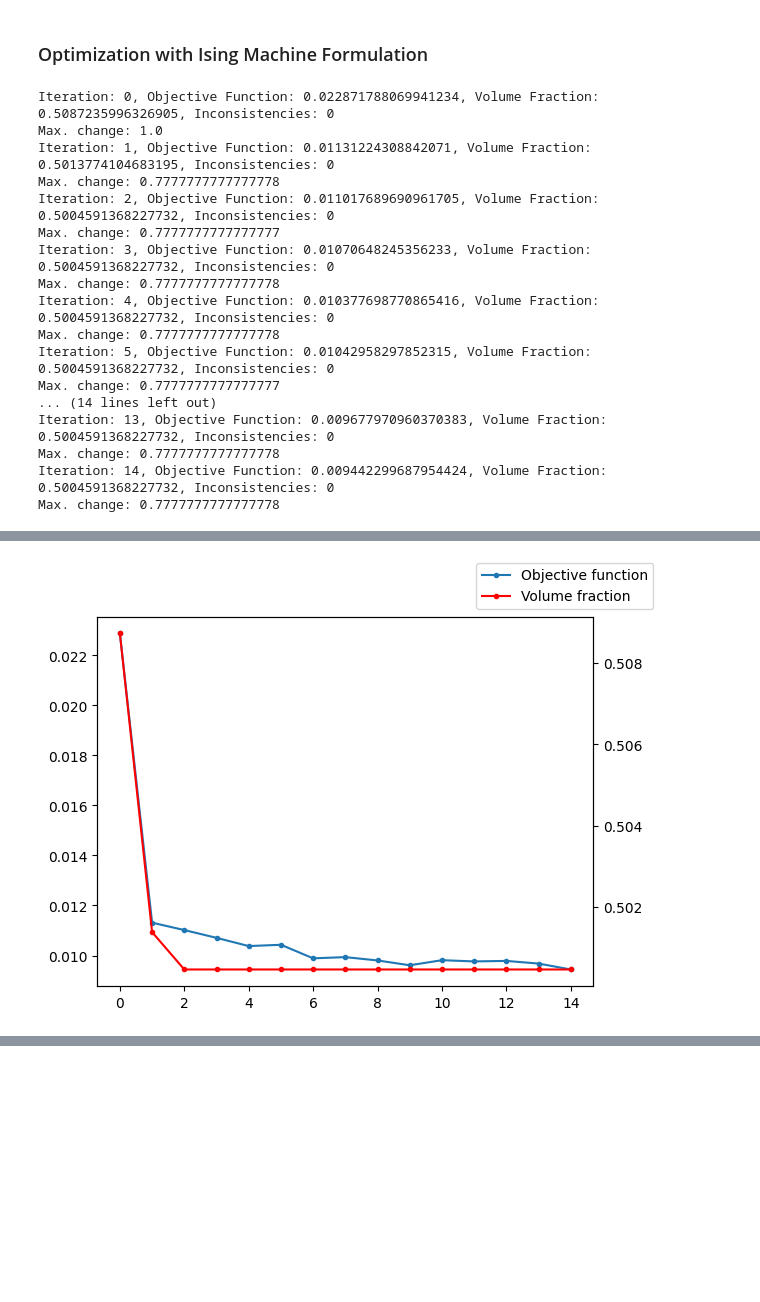
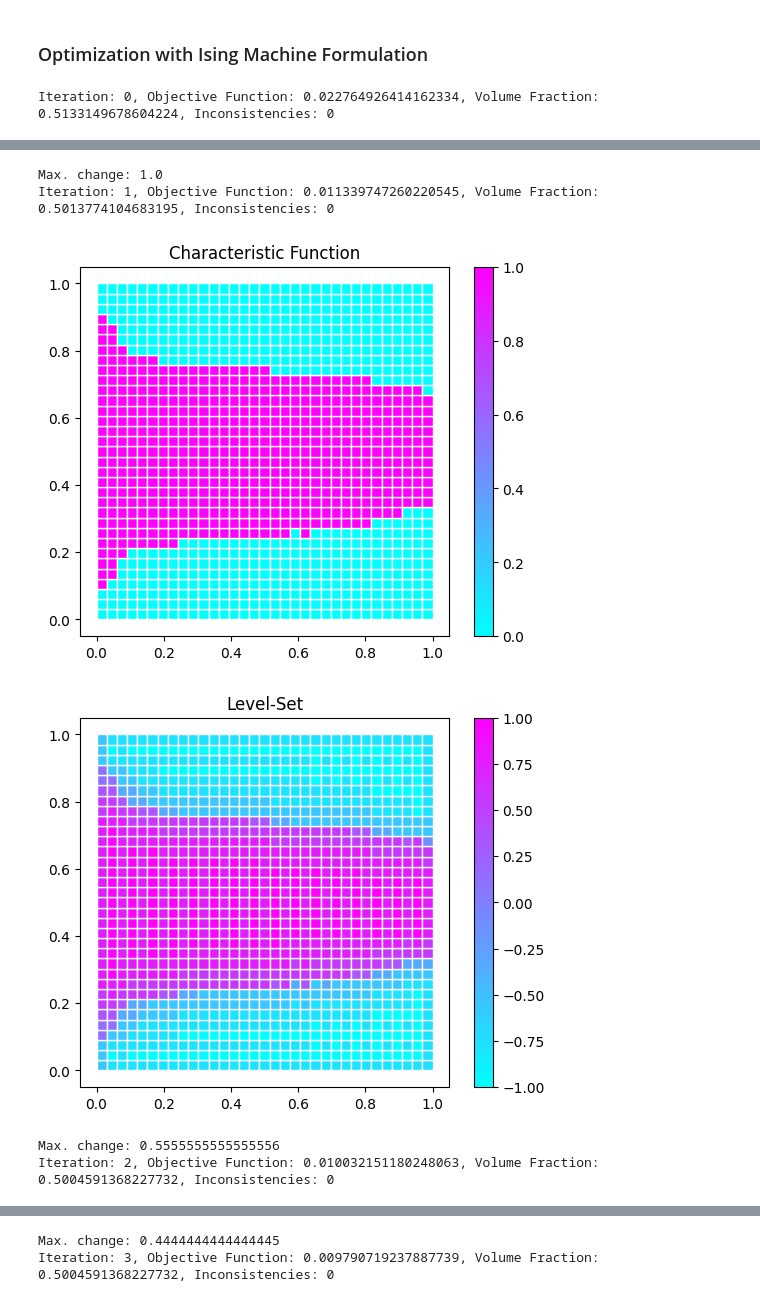
Before and after one commit to EngiOptiQA/TopoFlow, a Jupyter notebook: notebooks/diffuser/diffuser.ipynb, the cells around one changed output, grey strips where cells are left out. Saved outputs shown, nothing was run; the diff lists cells and outputs as text; code cells hidden in the pictures; blank space fills up the shorter version.

```diff
--- a/notebooks/diffuser/diffuser.ipynb
+++ b/notebooks/diffuser/diffuser.ipynb
@@ -87,7 +87,7 @@ Objective Function:0.002523994143500149
 volume_fraction_max = 0.5 # Volume fraction.
 design_tolerance = 0.01 # Convergence tolerance on design variables.
 
-active = {'classic': False,
+active = {'classic': True,
           'annealing': True}
 # %% [markdown]
 ### Classical Optimization
@@ -168,8 +168,8 @@ annealing_solver = AnnealingSolver(client)
 n_qubits_per_variable = 9
 
 hyperparameters = {
-        'energy_dissipation': 2.e3,
-        'regularization': 10.,
+        'energy_dissipation': 3.e3,
+        'regularization': 50.,
         'volume_constraint': 600.,
         'char_func': 300.
 }
@@ -187,23 +187,8 @@ if active['annealing']:
                                 topo_opt_problem,
                                 level_set_scaled_initial,
                                 max_opt_steps,
-                                design_tolerance)
+                                design_tolerance,
+                                plot_steps=True)
     annealing_optimizer.plot_history()
 # %% [output]
-Iteration: 0, Objective Function: 0.022871788069941234, Volume Fraction: 0.5087235996326905, Inconsistencies: 0
-Max. change: 1.0
-Iteration: 1, Objective Function: 0.01131224308842071, Volume Fraction: 0.5013774104683195, Inconsistencies: 0
-Max. change: 0.7777777777777778
-Iteration: 2, Objective Function: 0.011017689690961705, Volume Fraction: 0.5004591368227732, Inconsistencies: 0
-Max. change: 0.7777777777777777
-Iteration: 3, Objective Function: 0.01070648245356233, Volume Fraction: 0.5004591368227732, Inconsistencies: 0
-Max. change: 0.7777777777777778
-Iteration: 4, Objective Function: 0.010377698770865416, Volume Fraction: 0.5004591368227732, Inconsistencies: 0
-Max. change: 0.7777777777777778
-Iteration: 5, Objective Function: 0.01042958297852315, Volume Fraction: 0.5004591368227732, Inconsistencies: 0
-Max. change: 0.7777777777777777
-... (14 lines left out)
-Iteration: 13, Objective Function: 0.009677970960370383, Volume Fraction: 0.5004591368227732, Inconsistencies: 0
-Max. change: 0.7777777777777778
-Iteration: 14, Objective Function: 0.009442299687954424, Volume Fraction: 0.5004591368227732, Inconsistencies: 0
-Max. change: 0.7777777777777778
+Iteration: 0, Objective Function: 0.022764926414162334, Volume Fraction: 0.5133149678604224, Inconsistencies: 0
@@ -212 +197,6 @@ Max. change: 0.7777777777777778
+Max. change: 1.0
+Iteration: 1, Objective Function: 0.011339747260220545, Volume Fraction: 0.5013774104683195, Inconsistencies: 0
-[figure, old version]
+[figure, new version]
+[figure, added]
+Max. change: 0.5555555555555556
+Iteration: 2, Objective Function: 0.010032151180248063, Volume Fraction: 0.5004591368227732, Inconsistencies: 0
@@ -212,0 +205,2 @@ Max. change: 0.7777777777777778
+Max. change: 0.4444444444444445
+Iteration: 3, Objective Function: 0.009790719237887739, Volume Fraction: 0.5004591368227732, Inconsistencies: 0
```
Also changed, not shown: parts of 1 cell of this notebook, 1 other file.
